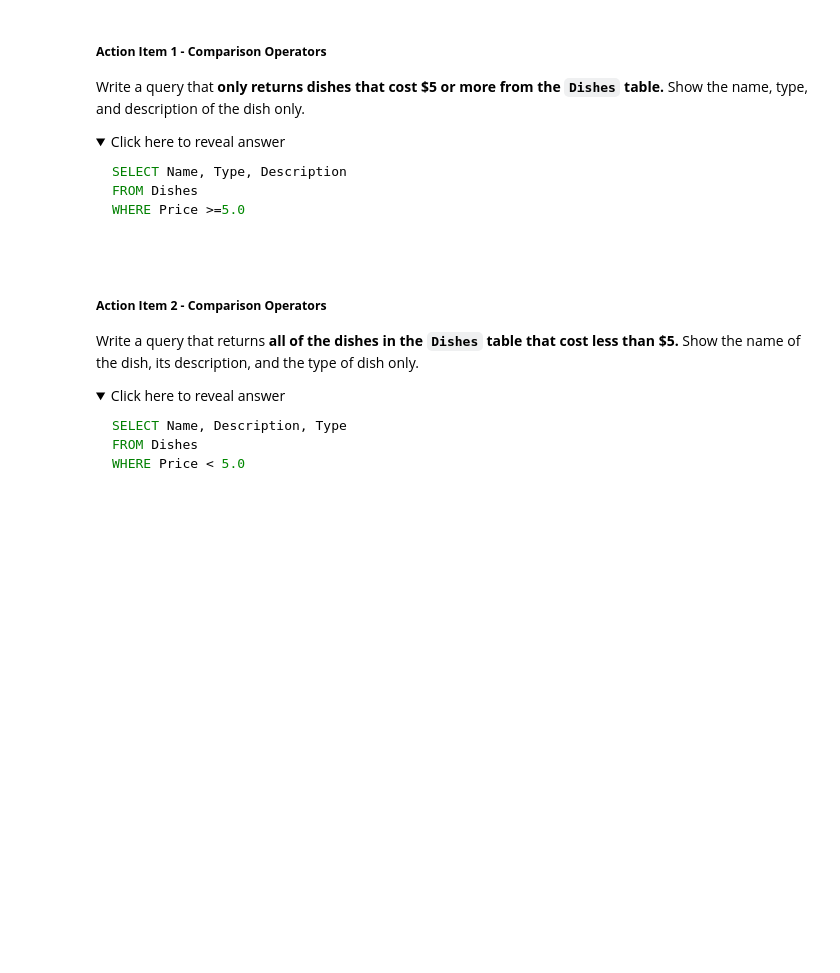
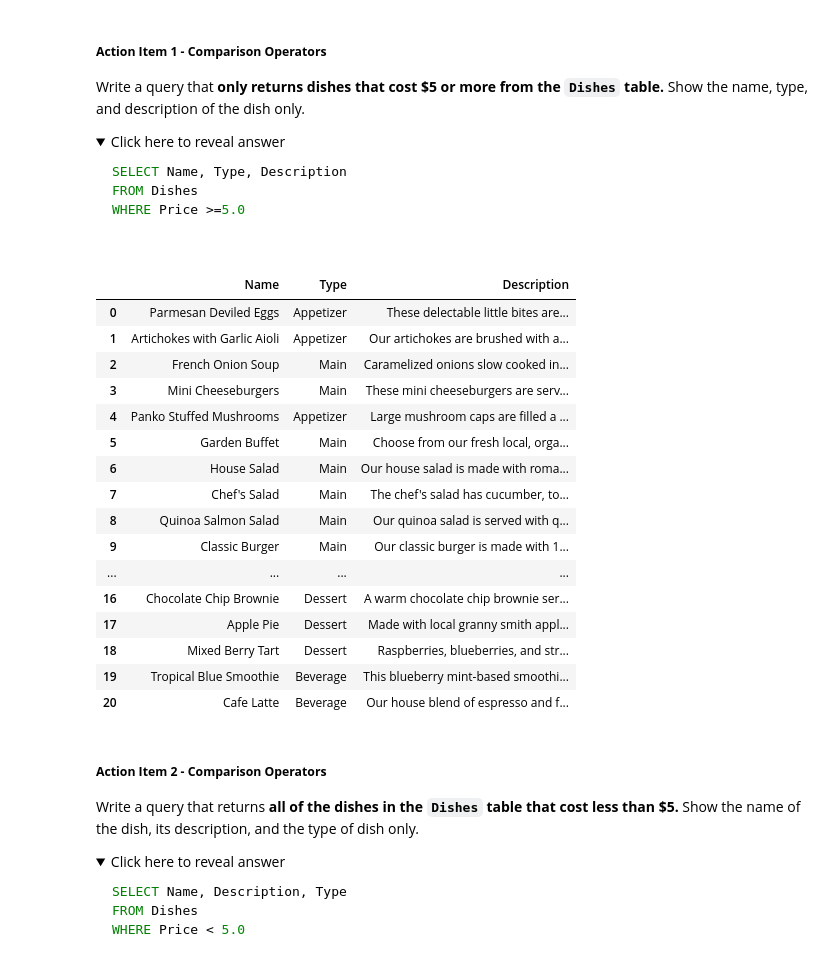
Before and after one commit to johnnyblaze1999/COOP-GoogleCollab, a Jupyter notebook: notebooks/COOP_SQL_101_PracticeNotebook.ipynb, the cells around one changed output. Cells and saved outputs as stored; diff of their text form; code cells hidden in the pictures; folded sections open; blank space fills up the shorter version.

```diff
--- a/notebooks/COOP_SQL_101_PracticeNotebook.ipynb
+++ b/notebooks/COOP_SQL_101_PracticeNotebook.ipynb
@@ -359,3 +427,25 @@ WHERE Price >=5.0
+# %%
+%%sql
+
+select Name, Type, Description from Dishes where Price >= 5.00;
+# %% [output]
+|  | Name | Type | Description |
+| 0 | Parmesan Deviled Eggs | Appetizer | These delectable little bites are... |
+| 1 | Artichokes with Garlic Aioli | Appetizer | Our artichokes are brushed with a... |
+| 2 | French Onion Soup | Main | Caramelized onions slow cooked in... |
+| 3 | Mini Cheeseburgers | Main | These mini cheeseburgers are serv... |
+| 4 | Panko Stuffed Mushrooms | Appetizer | Large mushroom caps are filled a ... |
+| 5 | Garden Buffet | Main | Choose from our fresh local, orga... |
+| 6 | House Salad | Main | Our house salad is made with roma... |
+| 7 | Chef's Salad | Main | The chef's salad has cucumber, to... |
+| 8 | Quinoa Salmon Salad | Main | Our quinoa salad is served with q... |
+| 9 | Classic Burger | Main | Our classic burger is made with 1... |
+| ... | ... | ... | ... |
+| 16 | Chocolate Chip Brownie | Dessert | A warm chocolate chip brownie ser... |
+| 17 | Apple Pie | Dessert | Made with local granny smith appl... |
+| 18 | Mixed Berry Tart | Dessert | Raspberries, blueberries, and str... |
+| 19 | Tropical Blue Smoothie | Beverage | This blueberry mint-based smoothi... |
+| 20 | Cafe Latte | Beverage | Our house blend of espresso and f... |
 # %% [markdown]
 ##### **Action Item 2 - Comparison Operators**
 
```
Also changed, not shown: parts of 51 cells of this notebook.
